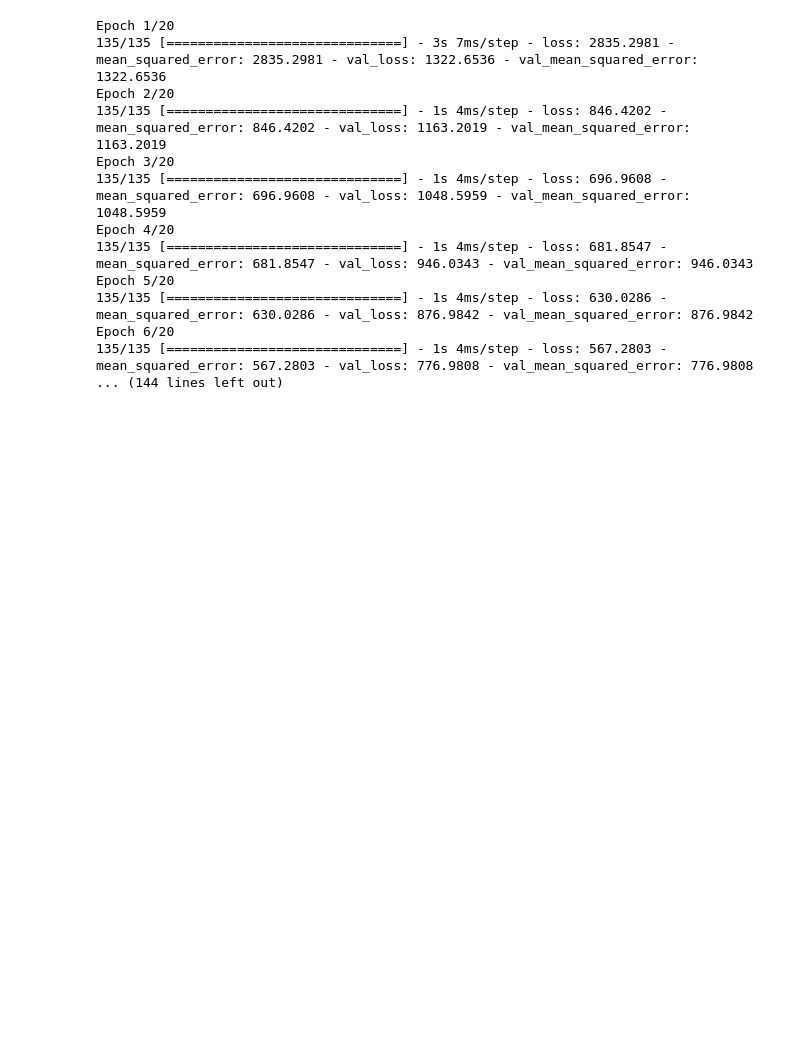
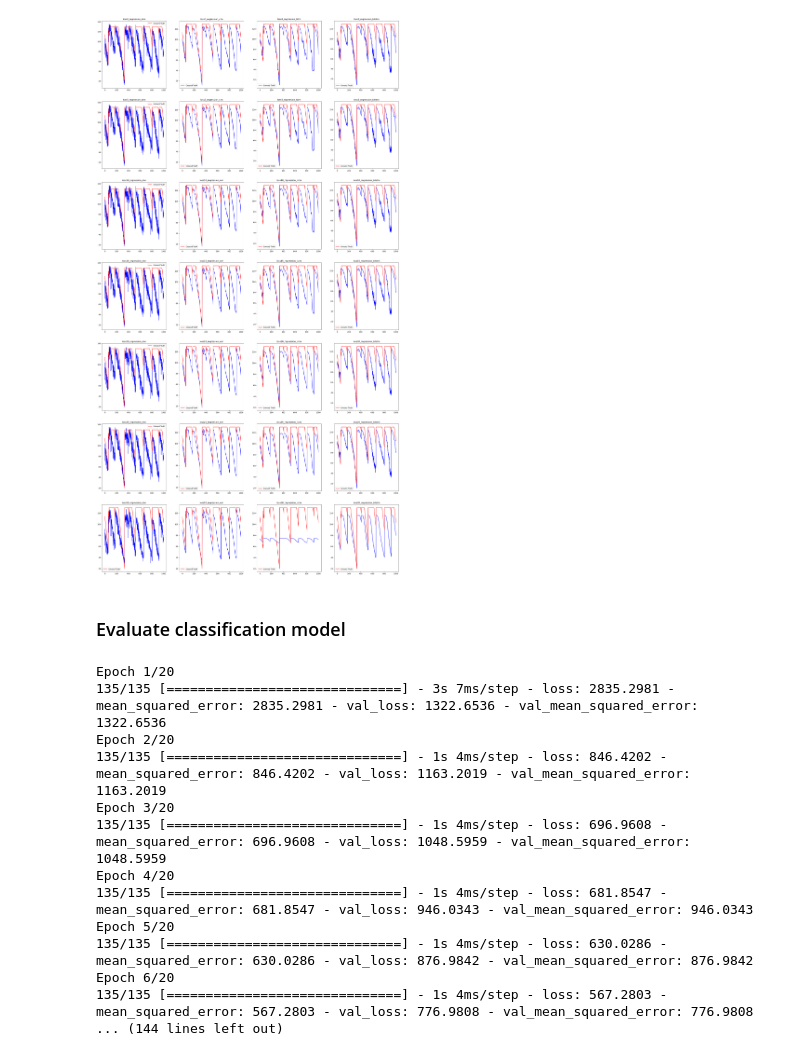
Before and after one commit to Observe-l/Wireless_Network, a Jupyter notebook: eval.ipynb, the cells around one changed output. Saved outputs shown, nothing was run; the diff lists cells and outputs as text; code cells hidden in the pictures; blank space fills up the shorter version.

Commit message:
Complete evaluate FD001

```diff
--- a/eval.ipynb
+++ b/eval.ipynb
@@ -205,0 +344,16 @@ testdata, testlabel = data_load(file_name=TEST_DATA,model_test=True)
+# %%
+'''
+Plot all the regression data
+'''
+fig, axes = plt.subplots(7,4, figsize=(30,56))
+axes = axes.flatten()
+
+for tmp_key, ax in zip(ave_regression.keys(), axes):
+    ax.plot(np.arange(1000),ave_regression[tmp_key][:,-1][2000:3000],'b')
+    ax.plot(np.arange(1000),test_rul[2000:3000],'r',label='Ground Truth')
+    ax.legend()
+    ax.set_title(tmp_key)
+# %% [output]
+[figure, added]
+# %% [markdown]
+### Evaluate classification model
```
Also changed, not shown: parts of 21 cells of this notebook, 15 other files.
